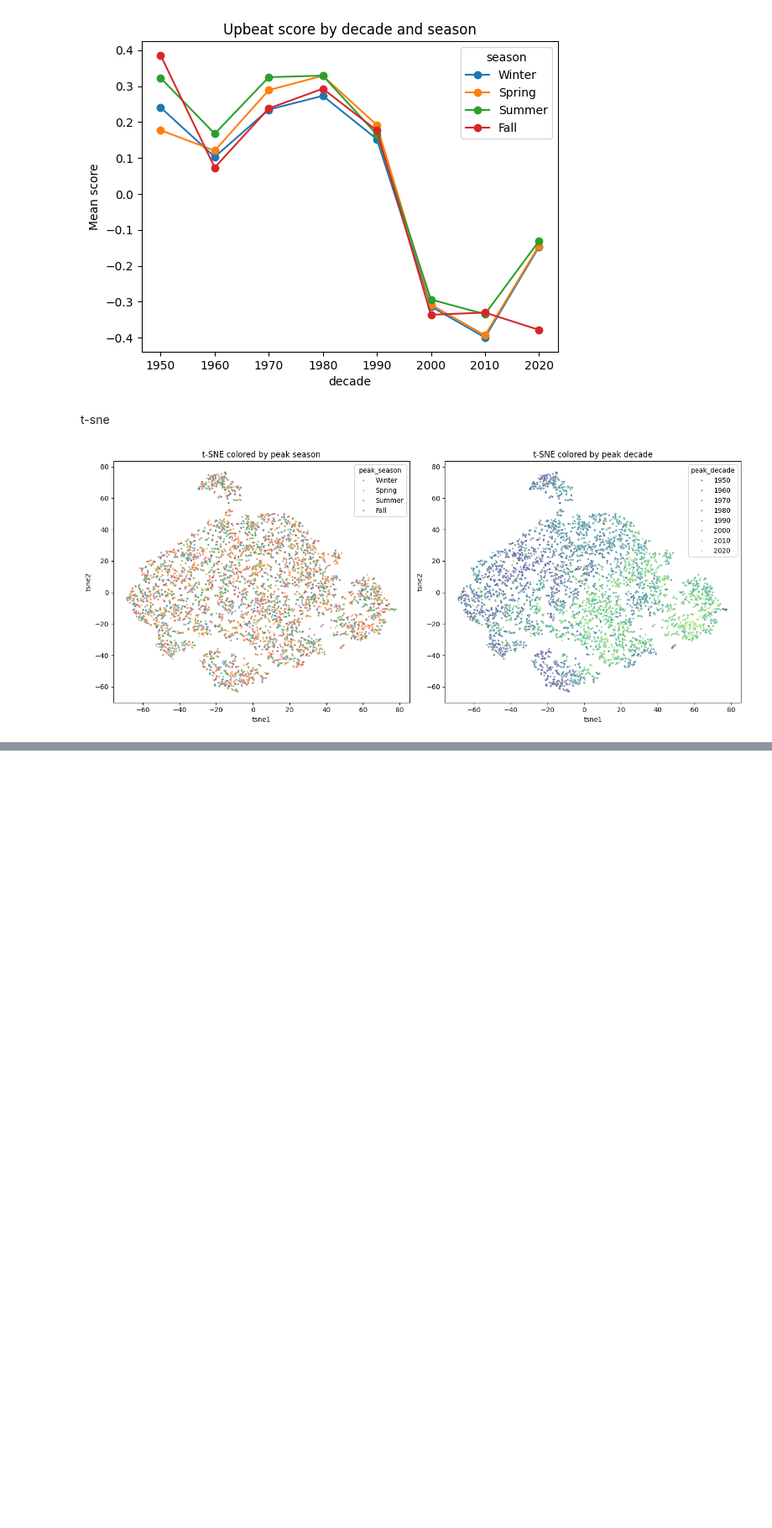
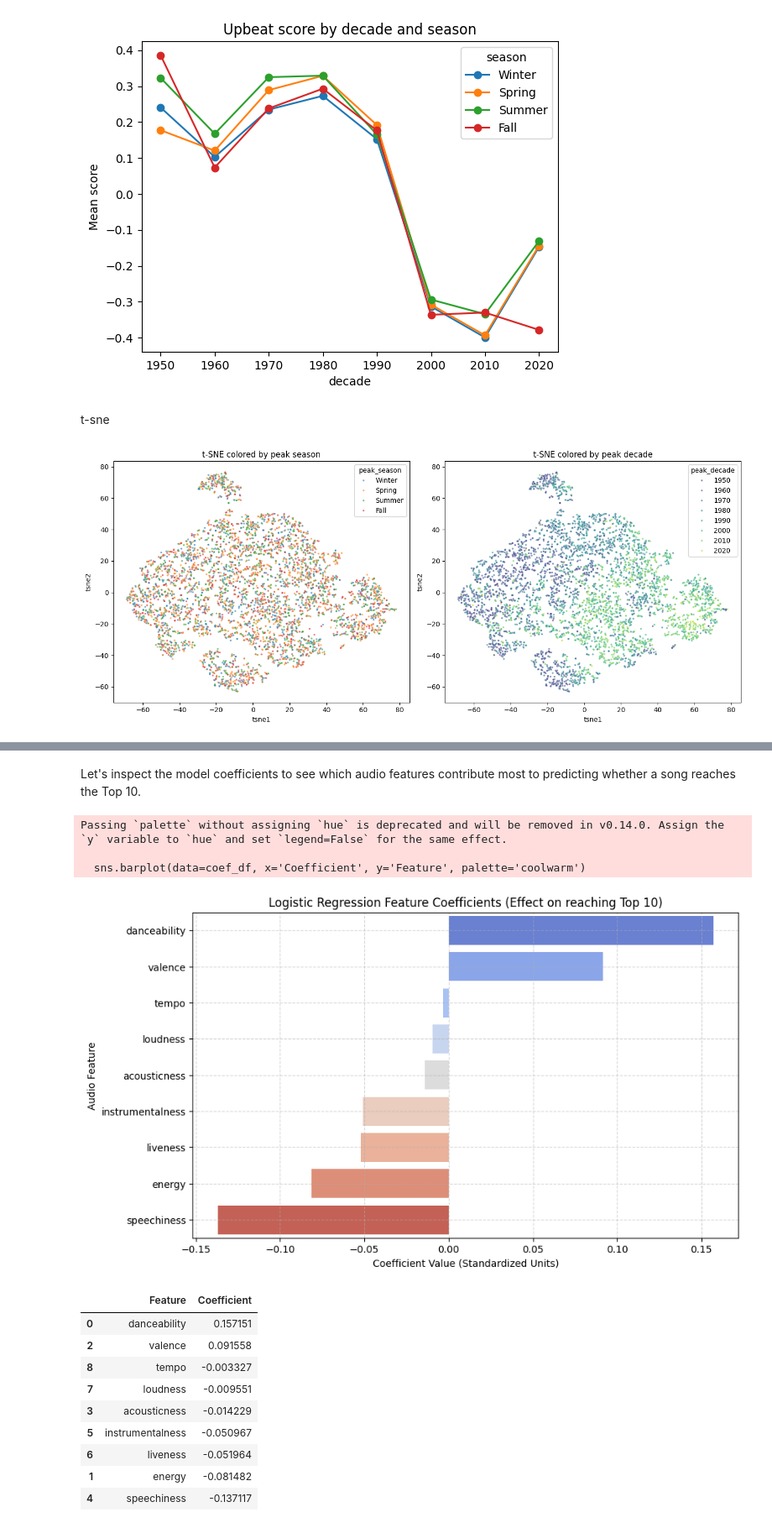
Before and after one commit to ItsRichieJ/ba305_b2, a Jupyter notebook: BA305_Project.ipynb, the cells around one changed output, grey strips where cells are left out. Shown at 84% size. Cells and saved outputs as stored; diff of their text form; code cells hidden in the pictures; blank space fills up the shorter version.

```diff
--- a/BA305_Project.ipynb
+++ b/BA305_Project.ipynb
@@ -333,0 +394,32 @@ plt.tight_layout(); plt.show()
+# %% [markdown]
+Let's inspect the model coefficients to see which audio features contribute most to predicting whether a song reaches the Top 10.
+# %%
+coef_df = pd.DataFrame({
+    'Feature': pca_feats,
+    'Coefficient': clf.coef_[0]
+}).sort_values(by='Coefficient', ascending=False)
+
+plt.figure(figsize=(10, 6))
+sns.barplot(data=coef_df, x='Coefficient', y='Feature', palette='coolwarm')
+plt.title("Logistic Regression Feature Coefficients (Effect on reaching Top 10)")
+plt.xlabel("Coefficient Value (Standardized Units)")
+plt.ylabel("Audio Feature")
+plt.grid(True, linestyle='--', alpha=0.5)
+plt.show()
+
+display(coef_df)
+# %% [output]
+Passing `palette` without assigning `hue` is deprecated and will be removed in v0.14.0. Assign the `y` variable to `hue` and set `legend=False` for the same effect.
+
+  sns.barplot(data=coef_df, x='Coefficient', y='Feature', palette='coolwarm')
+[figure, added]
+|  | Feature | Coefficient |
+| 0 | danceability | 0.157151 |
+| 2 | valence | 0.091558 |
+| 8 | tempo | -0.003327 |
+| 7 | loudness | -0.009551 |
+| 3 | acousticness | -0.014229 |
+| 5 | instrumentalness | -0.050967 |
+| 6 | liveness | -0.051964 |
+| 1 | energy | -0.081482 |
+| 4 | speechiness | -0.137117 |
```
Also changed, not shown: parts of 12 cells of this notebook.
